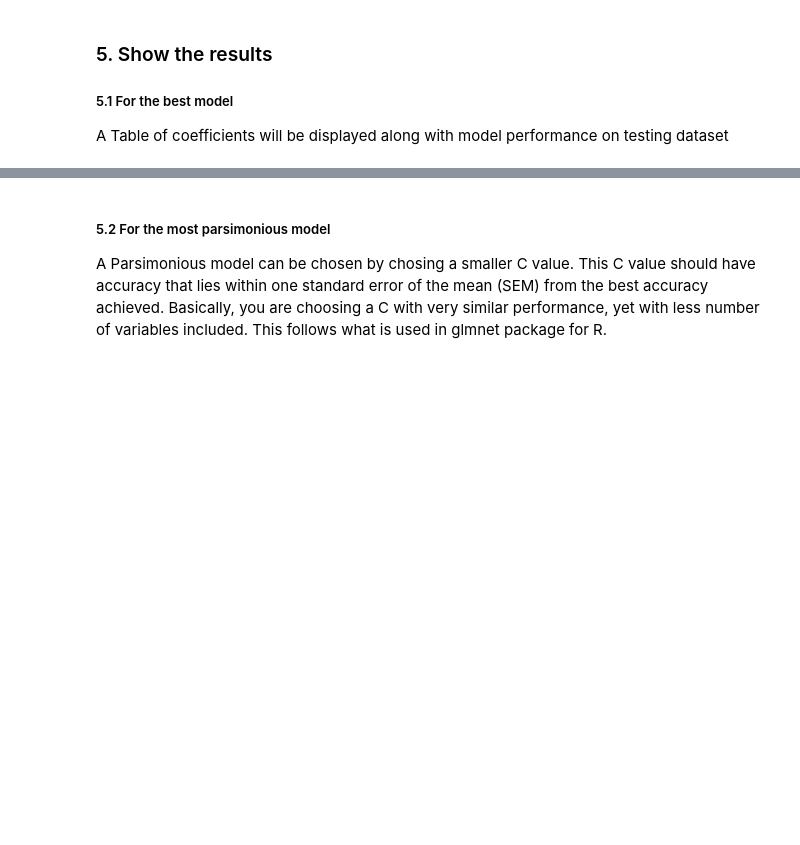
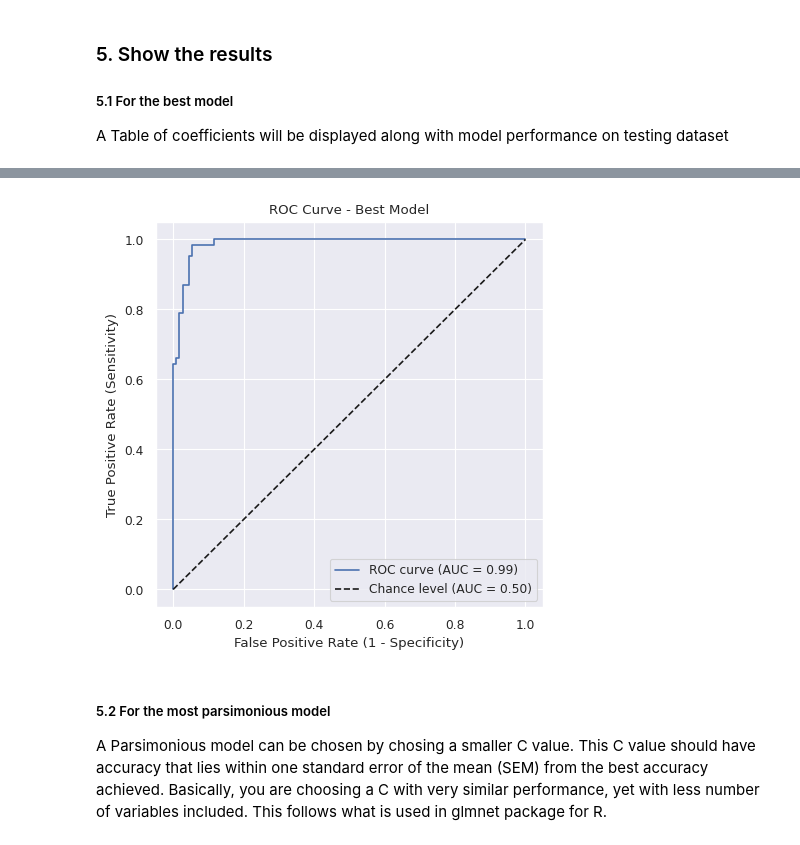
Before and after one commit to abdulrahman1123/analysis_examples, a Jupyter notebook: logistic_regression_colab.ipynb, the cells around one changed output, grey strips where cells are left out. Saved outputs shown, nothing was run; the diff lists cells and outputs as text; code cells hidden in the pictures; blank space fills up the shorter version.

```diff
--- a/logistic_regression_colab.ipynb
+++ b/logistic_regression_colab.ipynb
@@ -320,5 +350,19 @@ mitoses           0.411
 |  | Sensitivity | Specificity | Accuracy |
 | 0 | 0.935484 | 0.955752 | 0.948571 |
+# %%
+fpr, tpr, thresholds = roc_curve(y_test, y_prob_best)
+roc_auc = auc(fpr, tpr)
+
+fig, ax = plt.subplots(figsize=(5, 5))
+ax.plot(fpr, tpr, label=f'ROC curve (AUC = {roc_auc:.2f})')
+ax.plot([0, 1], [0, 1], 'k--', label='Chance level (AUC = 0.50)')
+ax.set_xlabel('False Positive Rate (1 - Specificity)')
+ax.set_ylabel('True Positive Rate (Sensitivity)')
+ax.set_title('ROC Curve - Best Model')
+ax.legend()
+plt.show()
+# %% [output]
+[figure, added]
 # %% [markdown]
 ##### 5.2 For the most parsimonious model
 A Parsimonious model can be chosen by chosing a smaller C value. This C value should have accuracy that lies within one standard error of the mean (SEM) from the best accuracy achieved. Basically, you are choosing a C with very similar performance, yet with less number of variables included. This follows what is used in glmnet package for R.
```
Also changed, not shown: parts of 6 cells of this notebook.
